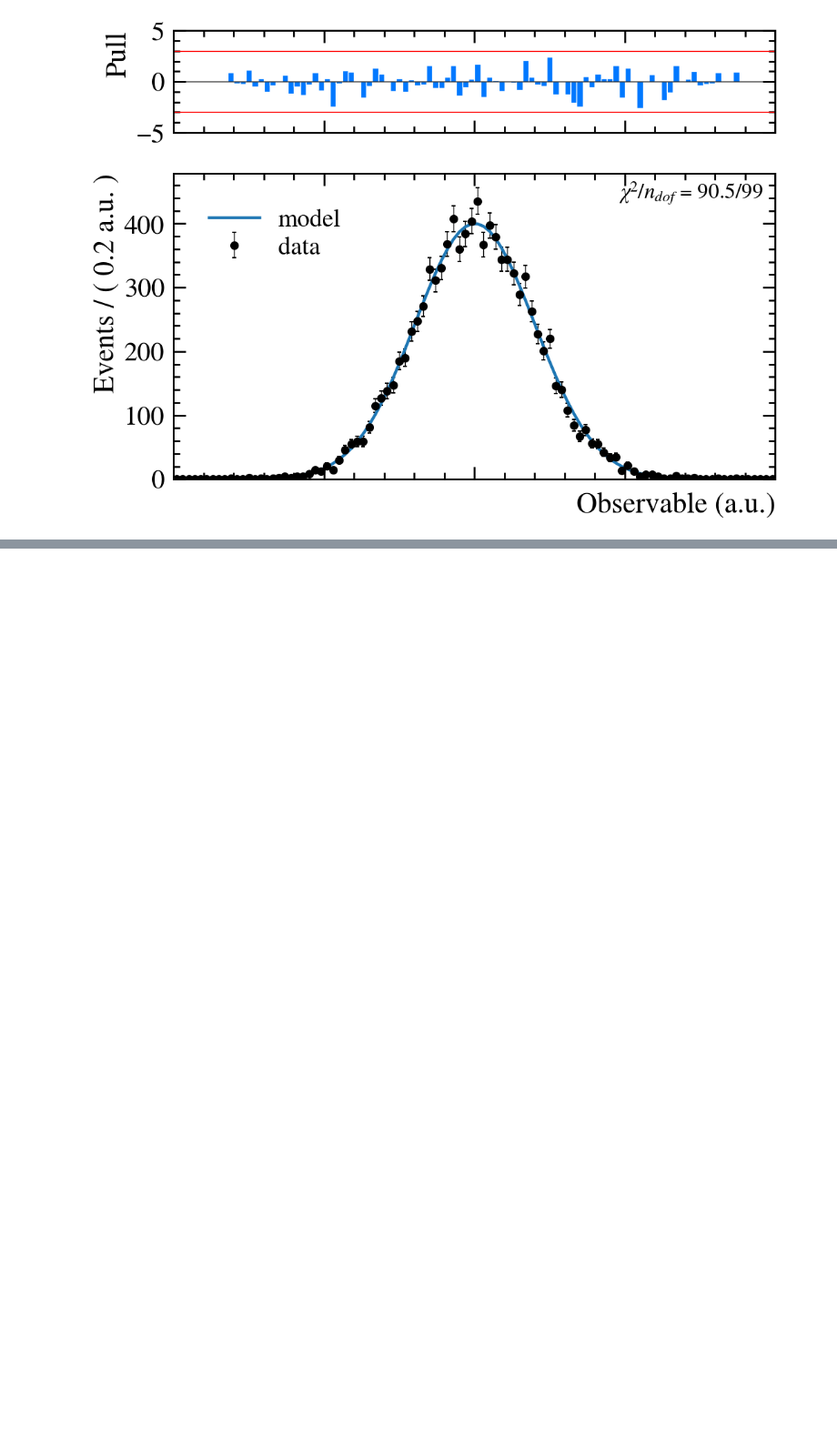
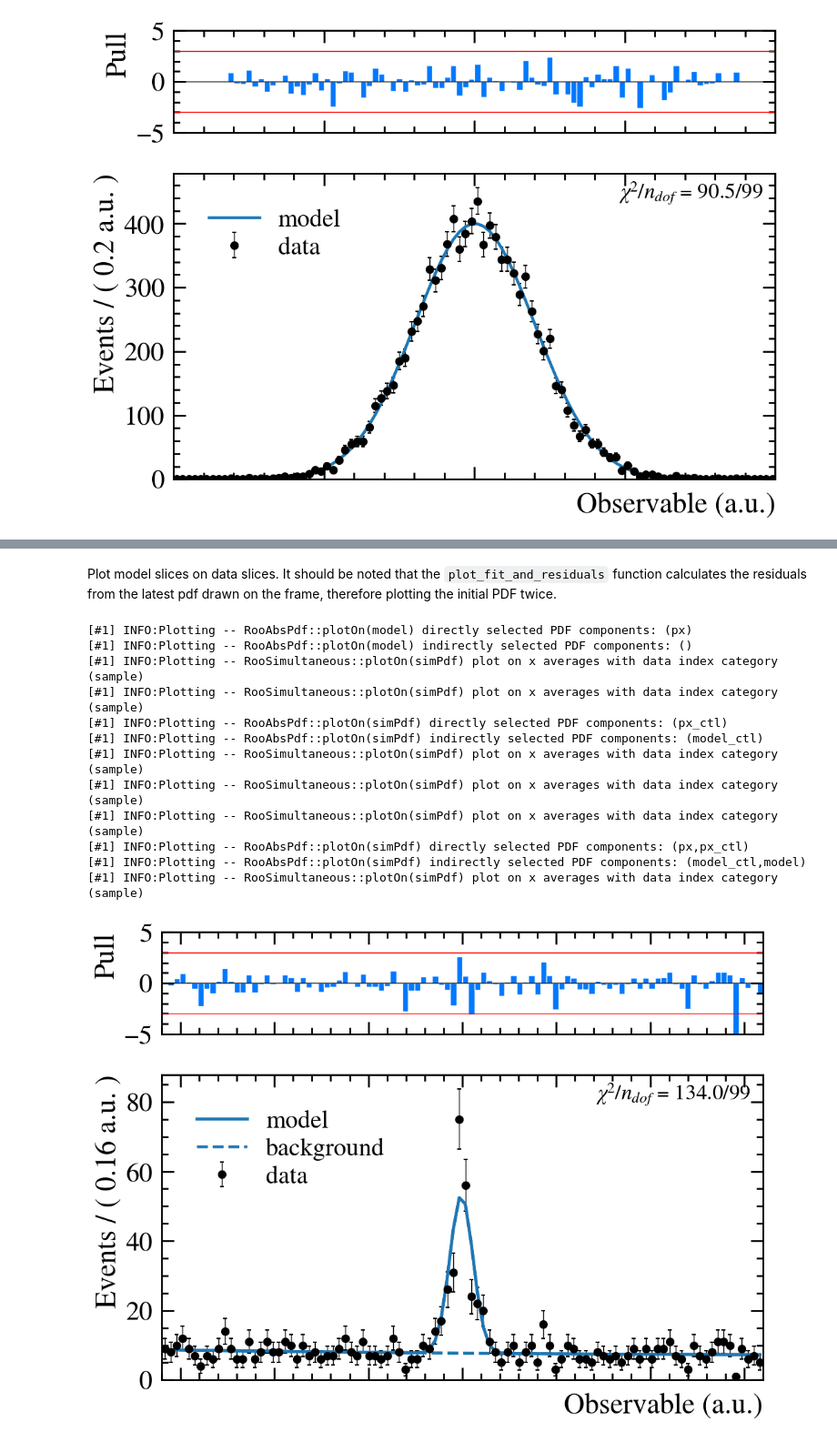
Before and after one commit to cpviolation/analysis_helpers, a Jupyter notebook: docs/notebooks/fit.ipynb, the cells around one changed output, grey strips where cells are left out. Shown at 91% size. Saved outputs shown, nothing was run; the diff lists cells and outputs as text; code cells hidden in the pictures; blank space fills up the shorter version.

Commit message:
updated notebook with example of `add_to_workspace`

```diff
--- a/docs/notebooks/fit.ipynb
+++ b/docs/notebooks/fit.ipynb
@@ -130,0 +144,3 @@ fig, ax = fu.plot_fit_and_residuals_mpl(fr, labels=['data','model'])
+# %%
+ws = fm.simple_workspace('x',-8,8,'Observable','a.u.')
+x = ws.var('x')
@@ -130,0 +216,4 @@ fig, ax = fu.plot_fit_and_residuals_mpl(fr, labels=['data','model'])
+# %%
+# Generate 1000 events in x and y from model
+data = model.generate(x, 1000)
+data_ctl = model_ctl.generate(x, 2000)
@@ -130,0 +240,4 @@ fig, ax = fu.plot_fit_and_residuals_mpl(fr, labels=['data','model'])
+# %%
+# Construct a simultaneous pdf using category sample as index: associate model
+# with the physics state and model_ctl with the control state
+simPdf = add_to_workspace(ws, r.RooSimultaneous("simPdf", "simultaneous pdf", {"physics": model, "control": model_ctl}, sample))
@@ -130,0 +265,4 @@ fig, ax = fu.plot_fit_and_residuals_mpl(fr, labels=['data','model'])
+# %%
+# Perform simultaneous fit of model to data and model_ctl to data_ctl
+fitResult = fu.fit_to_data(simPdf, combData, kSilent=True)
+fitResult.Print()
@@ -130,0 +287,56 @@ fig, ax = fu.plot_fit_and_residuals_mpl(fr, labels=['data','model'])
+# %% [markdown]
+Plot model slices on data slices. It should be noted that the `plot_fit_and_residuals` function calculates the residuals from the latest pdf drawn on the frame, therefore plotting the initial PDF twice.
+# %%
+# Make a frame for the physics sample
+frame1 = x.frame(Title="Physics sample")
+
+# Plot all data tagged as physics sample
+slicedData1 = combData.reduce(Cut="sample==sample::physics")
+slicedData1.plotOn(frame1)
+
+# Plot "physics" slice of simultaneous pdf.
+simPdf.getPdf("physics").plotOn(frame1)
+simPdf.getPdf("physics").plotOn(frame1, Components="px", LineStyle="--")
+simPdf.getPdf("physics").plotOn(frame1) # plotting again the PDF to calculate the residuals correctly
+fig, ax = fu.plot_fit_and_residuals_mpl(frame1, labels=['data','model','background'])
+
+# The same plot for the control sample slice. We do this with a different
+# approach, using the data slice for the projection. This approach is more
+# general, because you can plot sums of slices by using logical or in the
+# Cut() command.
+# NBL You _must_ project the sample index category with data using ProjWData
+# as a RooSimultaneous makes no prediction on the shape in the index category
+# and can thus not be integrated.
+# In other words: Since the PDF doesn't know the number of events in the different
+# category states, it doesn't know how much of each component it has to project out.
+# This information is read from the data.
+frame2 = x.frame(Title="Control sample")
+slicedData2 = combData.reduce(Cut="sample==sample::control")
+slicedData2.plotOn(frame2)
+simPdf.plotOn(frame2, ProjWData=(sample, slicedData2))
+simPdf.plotOn(frame2, Components="px_ctl", ProjWData=(sample, slicedData2), LineStyle="--")
+simPdf.plotOn(frame2, ProjWData=(sample, slicedData2))
+fig, ax = fu.plot_fit_and_residuals_mpl(frame2, labels=['data','model','background'])
+
+# The same plot for all the phase space. Here, we can just use the original
+# combined dataset.
+frame3 = x.frame(Title="Both samples")
+combData.plotOn(frame3)
+simPdf.plotOn(frame3, ProjWData=(sample, combData))
+simPdf.plotOn(frame3, Components="px,px_ctl", ProjWData=(sample, combData), LineStyle="--")
+simPdf.plotOn(frame3, ProjWData=(sample, combData))
+fig, ax = fu.plot_fit_and_residuals_mpl(frame3, labels=['data','model','background'])
+# %% [output]
+[#1] INFO:Plotting -- RooAbsPdf::plotOn(model) directly selected PDF components: (px)
+[#1] INFO:Plotting -- RooAbsPdf::plotOn(model) indirectly selected PDF components: ()
+[#1] INFO:Plotting -- RooSimultaneous::plotOn(simPdf) plot on x averages with data index category (sample)
+[#1] INFO:Plotting -- RooSimultaneous::plotOn(simPdf) plot on x averages with data index category (sample)
+[#1] INFO:Plotting -- RooAbsPdf::plotOn(simPdf) directly selected PDF components: (px_ctl)
+[#1] INFO:Plotting -- RooAbsPdf::plotOn(simPdf) indirectly selected PDF components: (model_ctl)
+[#1] INFO:Plotting -- RooSimultaneous::plotOn(simPdf) plot on x averages with data index category (sample)
+[#1] INFO:Plotting -- RooSimultaneous::plotOn(simPdf) plot on x averages with data index category (sample)
+[#1] INFO:Plotting -- RooSimultaneous::plotOn(simPdf) plot on x averages with data index category (sample)
+[#1] INFO:Plotting -- RooAbsPdf::plotOn(simPdf) directly selected PDF components: (px,px_ctl)
+[#1] INFO:Plotting -- RooAbsPdf::plotOn(simPdf) indirectly selected PDF components: (model_ctl,model)
+[#1] INFO:Plotting -- RooSimultaneous::plotOn(simPdf) plot on x averages with data index category (sample)
+[figure, added]
```
Also changed, not shown: parts of 20 cells of this notebook.
